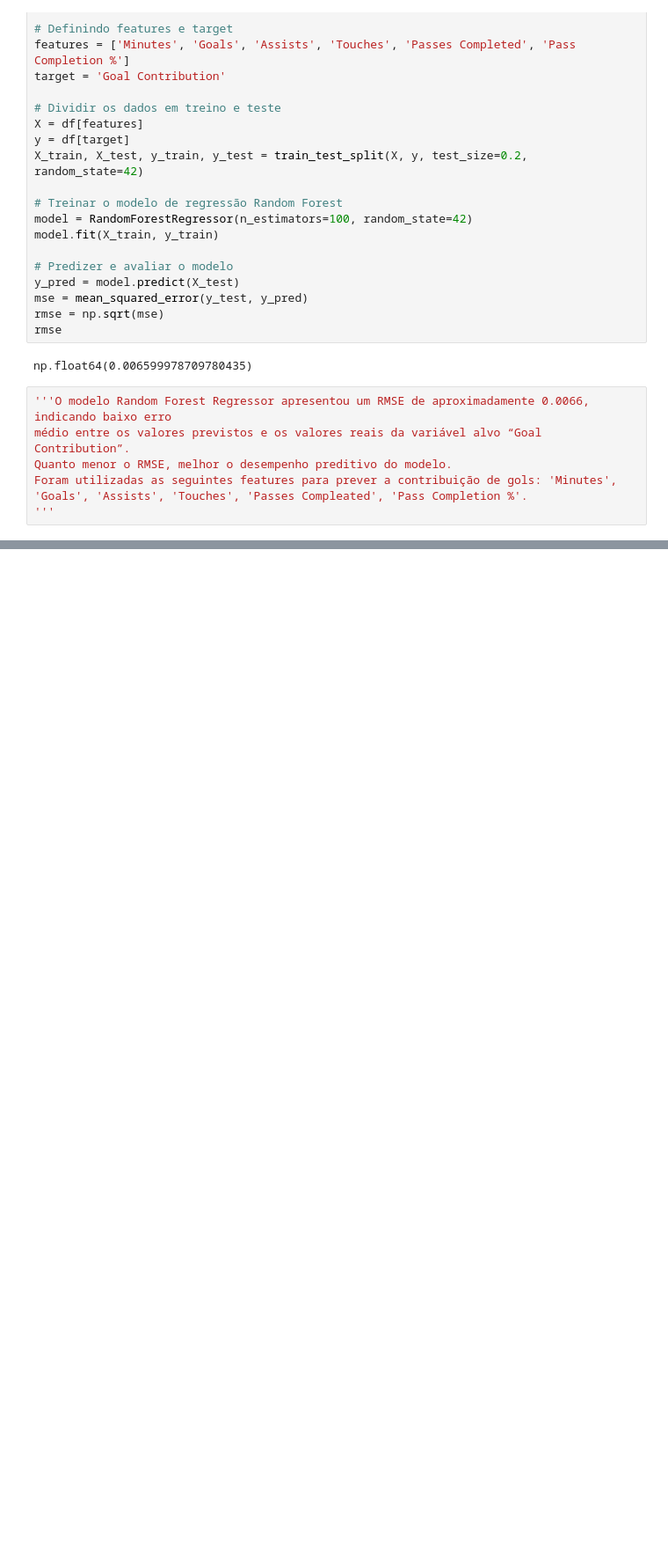
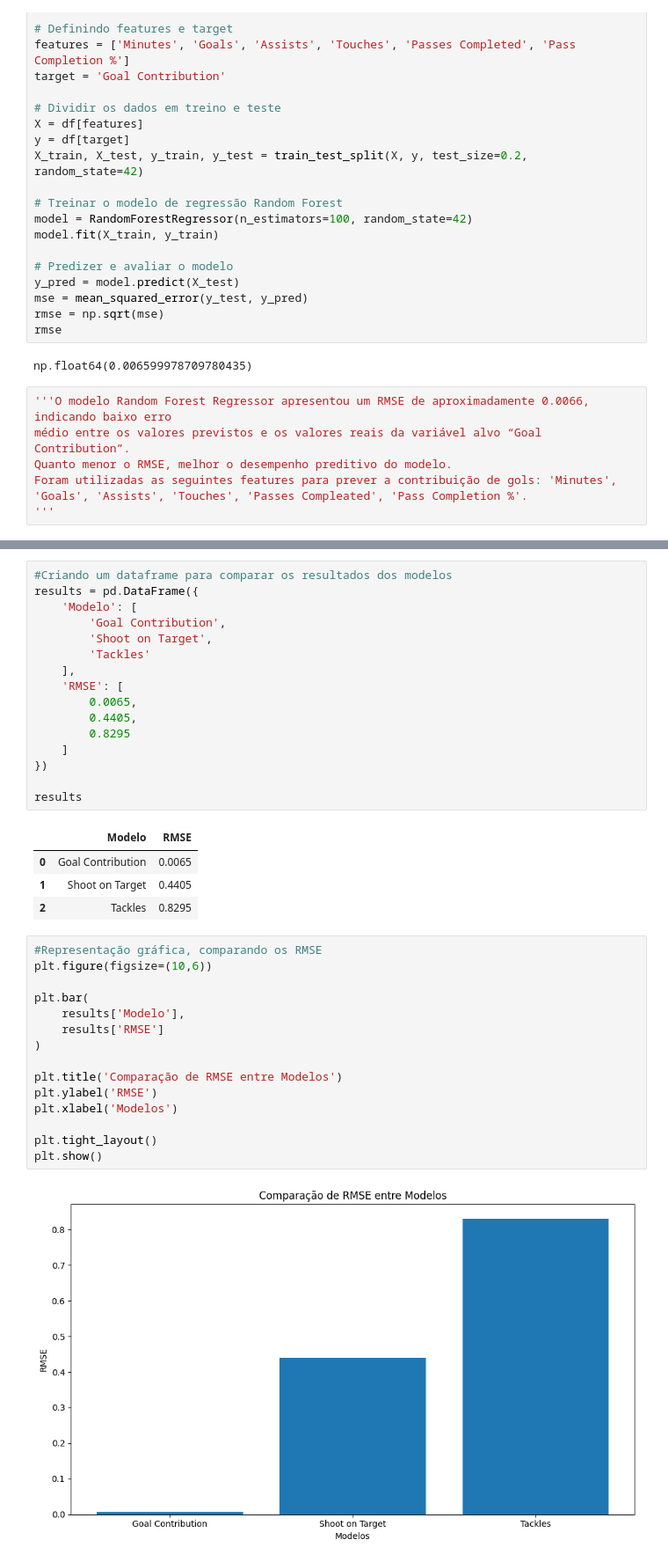
Before and after one commit to uninetbr1/Trabalho_Visao_Computacional_e_Computacao_em_nuvem, a Jupyter notebook: data_preparation_EPL.ipynb, the cells around one changed output, grey strips where cells are left out. Shown at 88% size. Drawn from its saved outputs; the diff is of its cells as text; blank space fills up the shorter version.

```diff
--- a/data_preparation_EPL.ipynb
+++ b/data_preparation_EPL.ipynb
@@ -162,0 +262,38 @@ Foram utilizadas as seguintes features para prever a contribuição de gols: 'Mi
+# %%
+#Criando um dataframe para comparar os resultados dos modelos
+results = pd.DataFrame({
+    'Modelo': [
+        'Goal Contribution',
+        'Shoot on Target',
+        'Tackles'
+    ],
+    'RMSE': [
+        0.0065,
+        0.4405,
+        0.8295
+    ]
+})
+
+results
+# %% [output]
+|  | Modelo | RMSE |
+| 0 | Goal Contribution | 0.0065 |
+| 1 | Shoot on Target | 0.4405 |
+| 2 | Tackles | 0.8295 |
+# %%
+#Representação gráfica, comparando os RMSE
+plt.figure(figsize=(10,6))
+
+plt.bar(
+    results['Modelo'],
+    results['RMSE']
+)
+
+plt.title('Comparação de RMSE entre Modelos')
+plt.ylabel('RMSE')
+plt.xlabel('Modelos')
+
+plt.tight_layout()
+plt.show()
+# %% [output]
+[figure, added]
```
Also changed, not shown: parts of 13 cells of this notebook.
